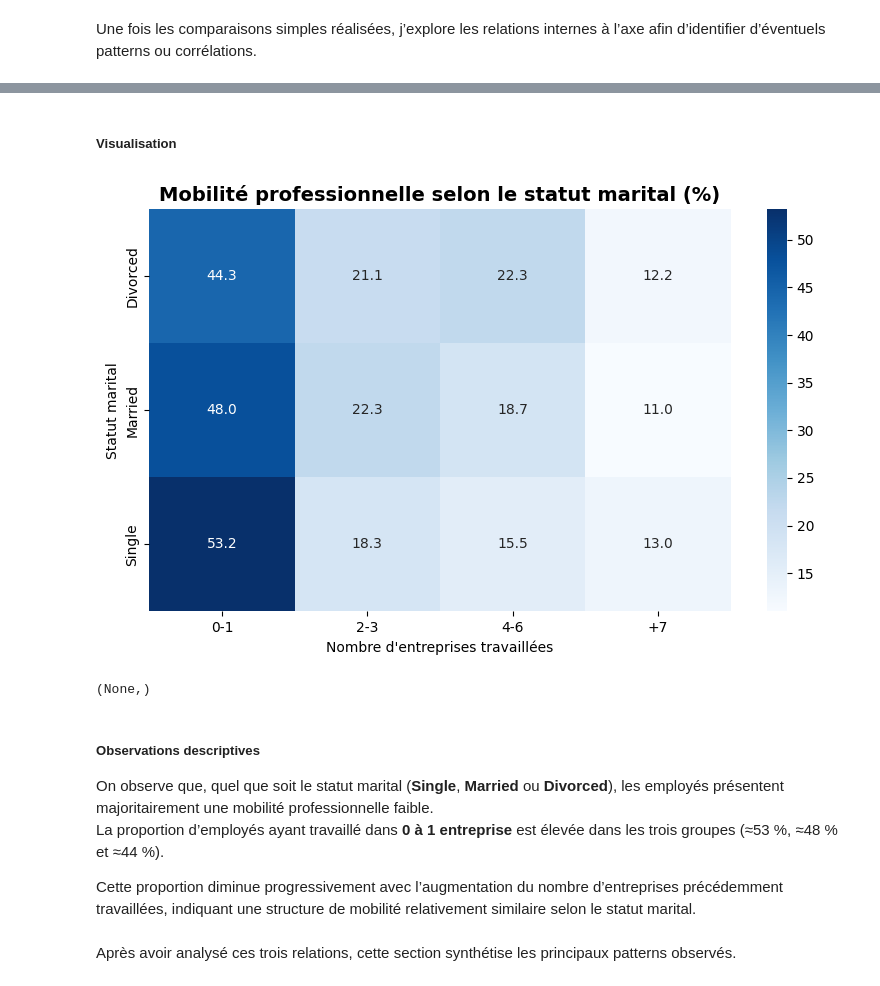
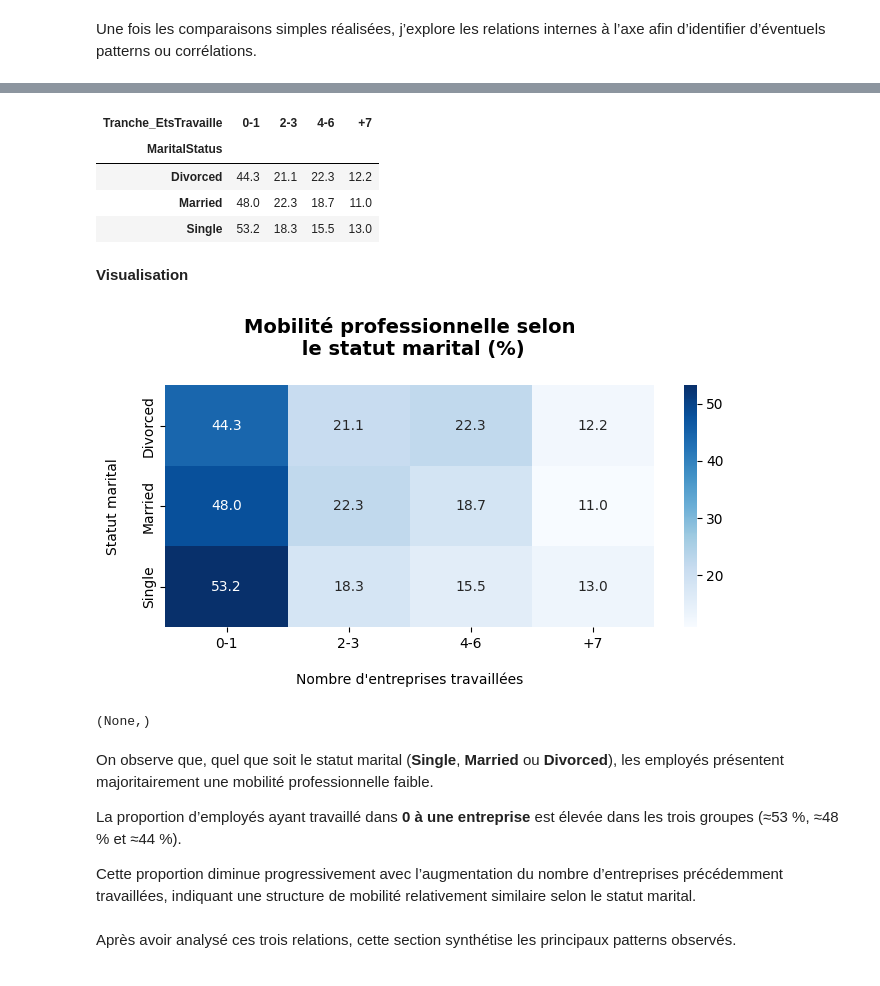
Before and after one commit to Kemuri15/employee-attrition-analysis, a Jupyter notebook: notebooks/03_axe_1_conditions_personnelle.ipynb, the cells around one changed output, grey strips where cells are left out. Drawn from its saved outputs; the diff is of its cells as text; code cells hidden in the pictures.

```diff
--- a/notebooks/03_axe_1_conditions_personnelle.ipynb
+++ b/notebooks/03_axe_1_conditions_personnelle.ipynb
@@ -1050,24 +990,40 @@ pivot_numCompaniesWorked_maritalStatus
+# %%
+numCompaniesWorked_maritalStatus = df_conditions_personnelles[["MaritalStatus", "Tranche_EtsTravaille"]]
+numCompaniesWorked_maritalStatus
+
+# Pivot table : ligne = Statut marital, colonne = Nombre entreprises travaillés , valeur = pourcentage
+pivot_numCompaniesWorked_maritalStatus = pivot_percent(numCompaniesWorked_maritalStatus,"MaritalStatus", "Tranche_EtsTravaille")
+pivot_numCompaniesWorked_maritalStatus
+# %% [output]
+| Tranche_EtsTravaille | 0-1 | 2-3 | 4-6 | +7 |
+| MaritalStatus |  |  |  |  |
+| Divorced | 44.3 | 21.1 | 22.3 | 12.2 |
+| Married | 48.0 | 22.3 | 18.7 | 11.0 |
+| Single | 53.2 | 18.3 | 15.5 | 13.0 |
 # %% [markdown]
-##### Visualisation
+**Visualisation**
 # %%
 # heatmap
-plt.figure(figsize=(8, 5))
+plt.figure(figsize=(7, 4))
 
 sns.heatmap(pivot_numCompaniesWorked_maritalStatus, cmap="Blues", fmt=".1F", annot=True)
+
 plt.gca().yaxis_inverted()
-plt.title("Mobilité professionnelle selon le statut marital (%)", fontsize=14, fontweight="bold")
-plt.xlabel("Nombre d'entreprises travaillées")
-plt.ylabel("Statut marital")
+
+plt.title("Mobilité professionnelle selon\n le statut marital (%)\n", fontsize=14, fontweight="bold")
+plt.xlabel("\nNombre d'entreprises travaillées")
+plt.ylabel("Statut marital\n")
 plt.xticks(rotation=0)
+
 plt.tight_layout()
 plt.show(),
 # %% [output]
-[figure, old version]
+[figure, new version]
 (None,)
 # %% [markdown]
-##### Observations descriptives
 On observe que, quel que soit le statut marital (**Single**, **Married** ou **Divorced**), les employés présentent majoritairement une mobilité professionnelle faible.
-La proportion d’employés ayant travaillé dans **0 à 1 entreprise** est élevée dans les trois groupes (≈53 %, ≈48 % et ≈44 %).
+
+La proportion d’employés ayant travaillé dans **0 à une entreprise** est élevée dans les trois groupes (≈53 %, ≈48 % et ≈44 %).
 
 Cette proportion diminue progressivement avec l’augmentation du nombre d’entreprises précédemment travaillées, indiquant une structure de mobilité relativement similaire selon le statut marital.
 # %% [markdown]
```
Also changed, not shown: parts of 33 cells of this notebook, 2 other files.
